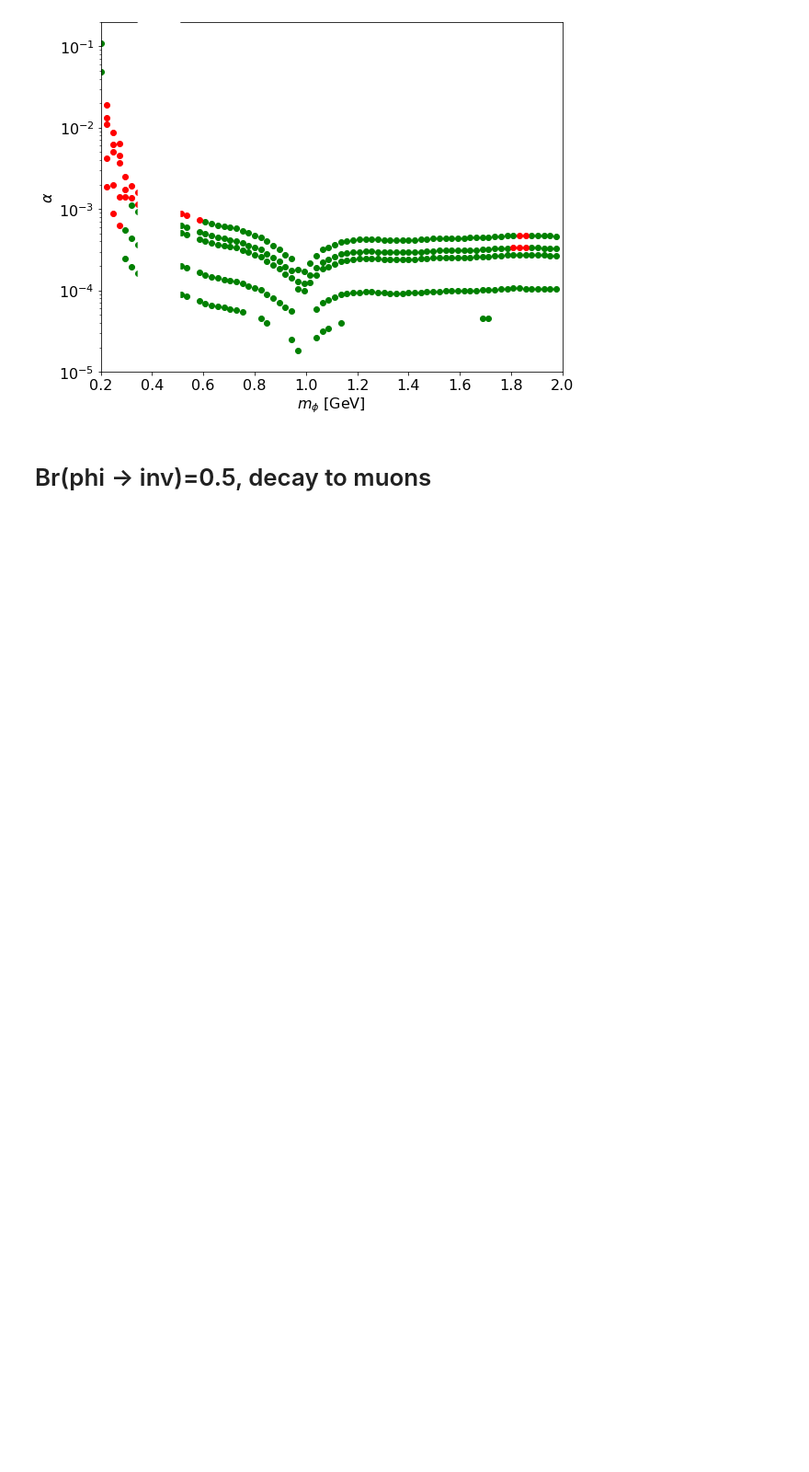
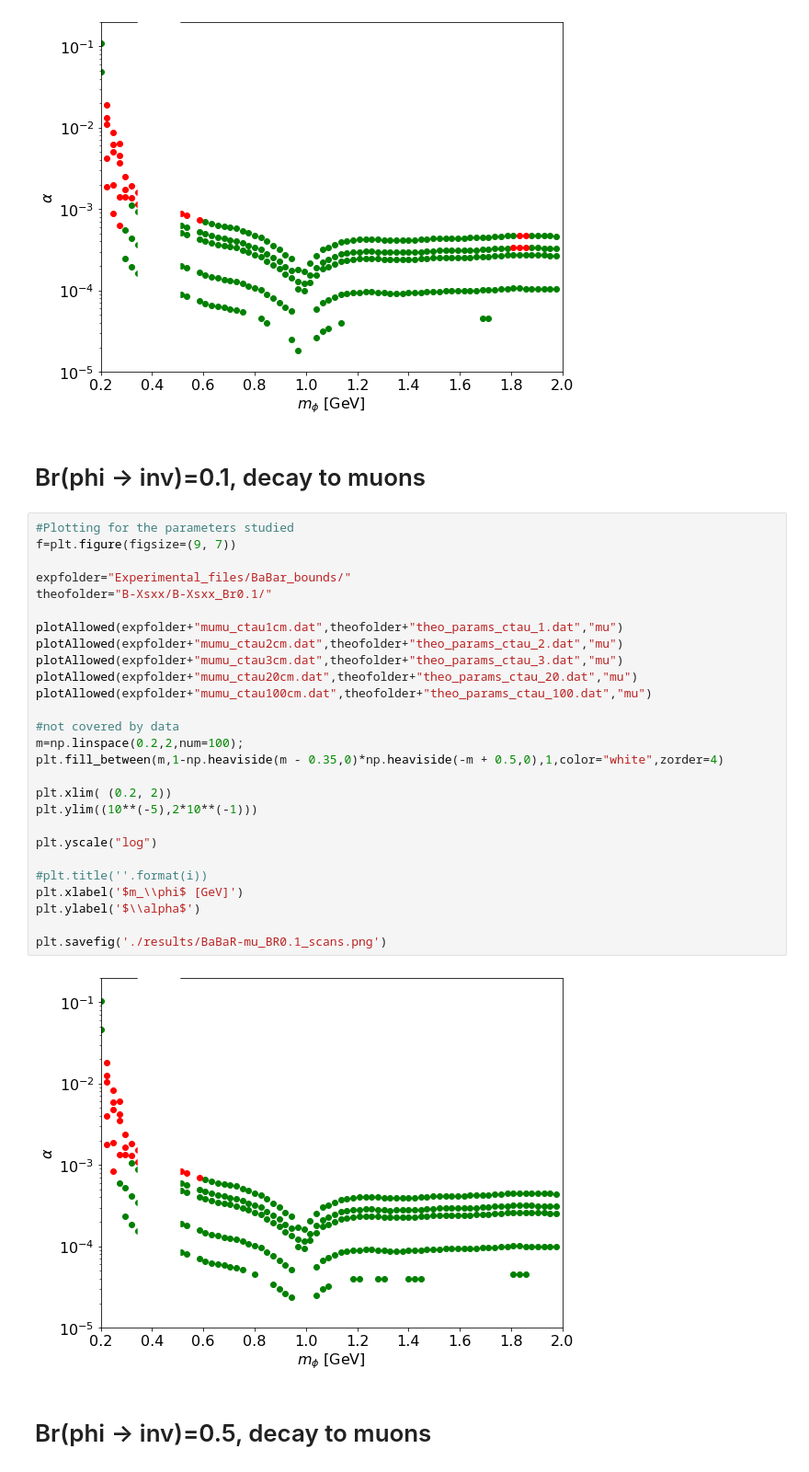
Before and after one commit to anasthesia/B-K, a Jupyter notebook: BaBar_bounds.ipynb, the cells around one changed output. Shown at 92% size. Saved outputs shown, nothing was run; the diff lists cells and outputs as text; blank space fills up the shorter version.

Commit message:
BaBar bounds for different BR + combined LHCB-BaBar plot

```diff
--- a/BaBar_bounds.ipynb
+++ b/BaBar_bounds.ipynb
@@ -91,6 +91,37 @@ plt.ylabel('$\\alpha$')
 plt.savefig('./results/BaBaR-mu_BR0_scans.png')
 # %% [output]
 [figure]
+# %% [markdown]
+# Br(phi -> inv)=0.1, decay to muons
+# %%
+#Plotting for the parameters studied
+f=plt.figure(figsize=(9, 7))
+
+expfolder="Experimental_files/BaBar_bounds/"
+theofolder="B-Xsxx/B-Xsxx_Br0.1/"
+
+plotAllowed(expfolder+"mumu_ctau1cm.dat",theofolder+"theo_params_ctau_1.dat","mu")
+plotAllowed(expfolder+"mumu_ctau2cm.dat",theofolder+"theo_params_ctau_2.dat","mu")
+plotAllowed(expfolder+"mumu_ctau3cm.dat",theofolder+"theo_params_ctau_3.dat","mu")
+plotAllowed(expfolder+"mumu_ctau20cm.dat",theofolder+"theo_params_ctau_20.dat","mu")
+plotAllowed(expfolder+"mumu_ctau100cm.dat",theofolder+"theo_params_ctau_100.dat","mu")
+
+#not covered by data
+m=np.linspace(0.2,2,num=100);
+plt.fill_between(m,1-np.heaviside(m - 0.35,0)*np.heaviside(-m + 0.5,0),1,color="white",zorder=4)
+
+plt.xlim( (0.2, 2))
+plt.ylim((10**(-5),2*10**(-1)))
+
+plt.yscale("log")
+
+#plt.title(''.format(i))
+plt.xlabel('$m_\\phi$ [GeV]')
+plt.ylabel('$\\alpha$')
+
+plt.savefig('./results/BaBaR-mu_BR0.1_scans.png')
+# %% [output]
+[figure, added]
 # %% [markdown]
 # Br(phi -> inv)=0.5, decay to muons
 # %%
```
Also changed, not shown: parts of 6 cells of this notebook, 2 other files.
